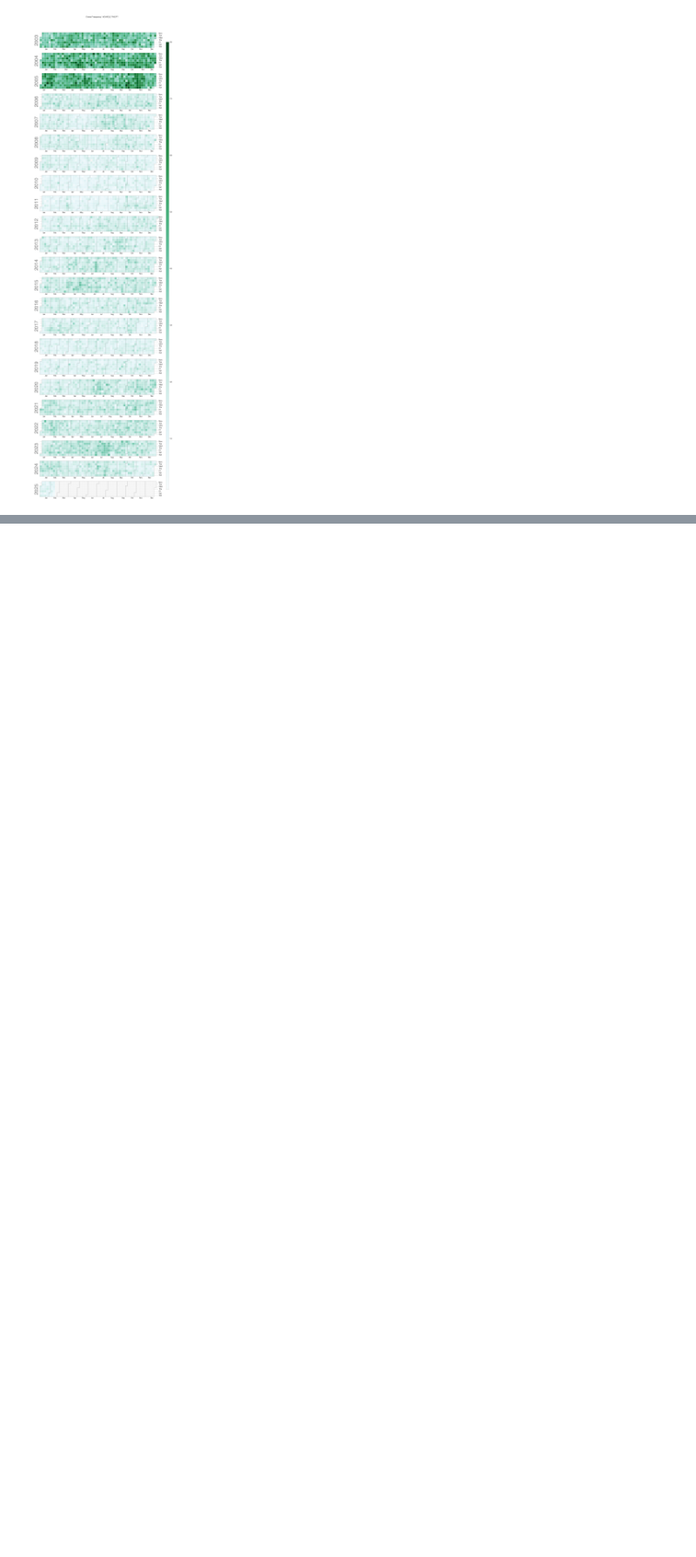
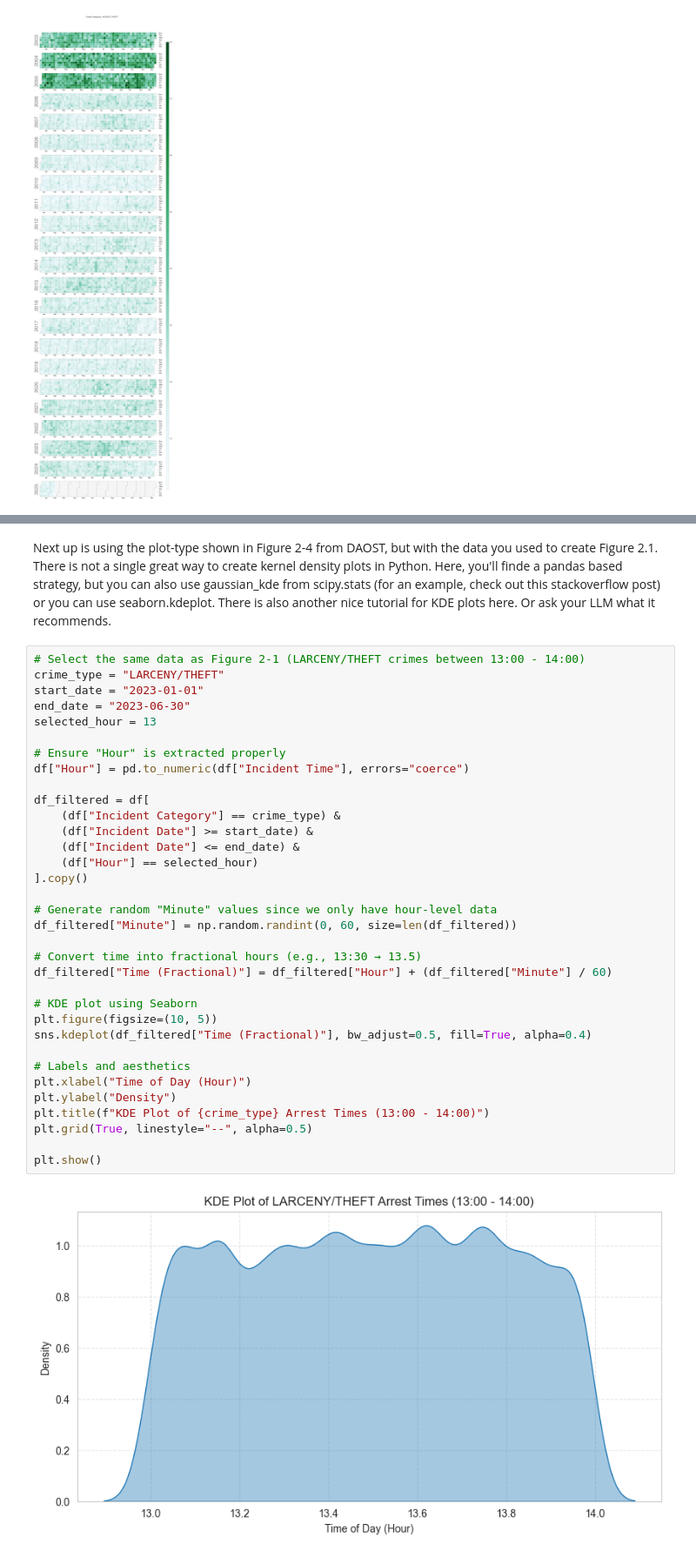
Before and after one commit to Jawsen/Social_Data, a Jupyter notebook: Assignment-1/assignment1.ipynb, the cells around one changed output, grey strips where cells are left out. Shown at 87% size. Saved outputs shown, nothing was run; the diff lists cells and outputs as text; blank space fills up the shorter version.

```diff
--- a/Assignment-1/assignment1.ipynb
+++ b/Assignment-1/assignment1.ipynb
@@ -231,0 +406,38 @@ plt.show()
+# %% [markdown]
+Next up is using the plot-type shown in Figure 2-4 from DAOST, but with the data you used to create Figure 2.1. There is not a single great way to create kernel density plots in Python. Here, you'll finde a pandas based strategy, but you can also use gaussian_kde from scipy.stats (for an example, check out this stackoverflow post) or you can use seaborn.kdeplot. There is also another nice tutorial for KDE plots here. Or ask your LLM what it recommends.
+# %%
+# Select the same data as Figure 2-1 (LARCENY/THEFT crimes between 13:00 - 14:00)
+crime_type = "LARCENY/THEFT"
+start_date = "2023-01-01"
+end_date = "2023-06-30"
+selected_hour = 13
+
+# Ensure "Hour" is extracted properly
+df["Hour"] = pd.to_numeric(df["Incident Time"], errors="coerce")
+
+df_filtered = df[
+    (df["Incident Category"] == crime_type) &
+    (df["Incident Date"] >= start_date) &
+    (df["Incident Date"] <= end_date) &
+    (df["Hour"] == selected_hour)
+].copy()
+
+# Generate random "Minute" values since we only have hour-level data
+df_filtered["Minute"] = np.random.randint(0, 60, size=len(df_filtered))
+
+# Convert time into fractional hours (e.g., 13:30 → 13.5)
+df_filtered["Time (Fractional)"] = df_filtered["Hour"] + (df_filtered["Minute"] / 60)
+
+# KDE plot using Seaborn
+plt.figure(figsize=(10, 5))
+sns.kdeplot(df_filtered["Time (Fractional)"], bw_adjust=0.5, fill=True, alpha=0.4)
+
+# Labels and aesthetics
+plt.xlabel("Time of Day (Hour)")
+plt.ylabel("Density")
+plt.title(f"KDE Plot of {crime_type} Arrest Times (13:00 - 14:00)")
+plt.grid(True, linestyle="--", alpha=0.5)
+
+plt.show()
+# %% [output]
+[figure, added]
```
Also changed, not shown: parts of 50 cells of this notebook.
